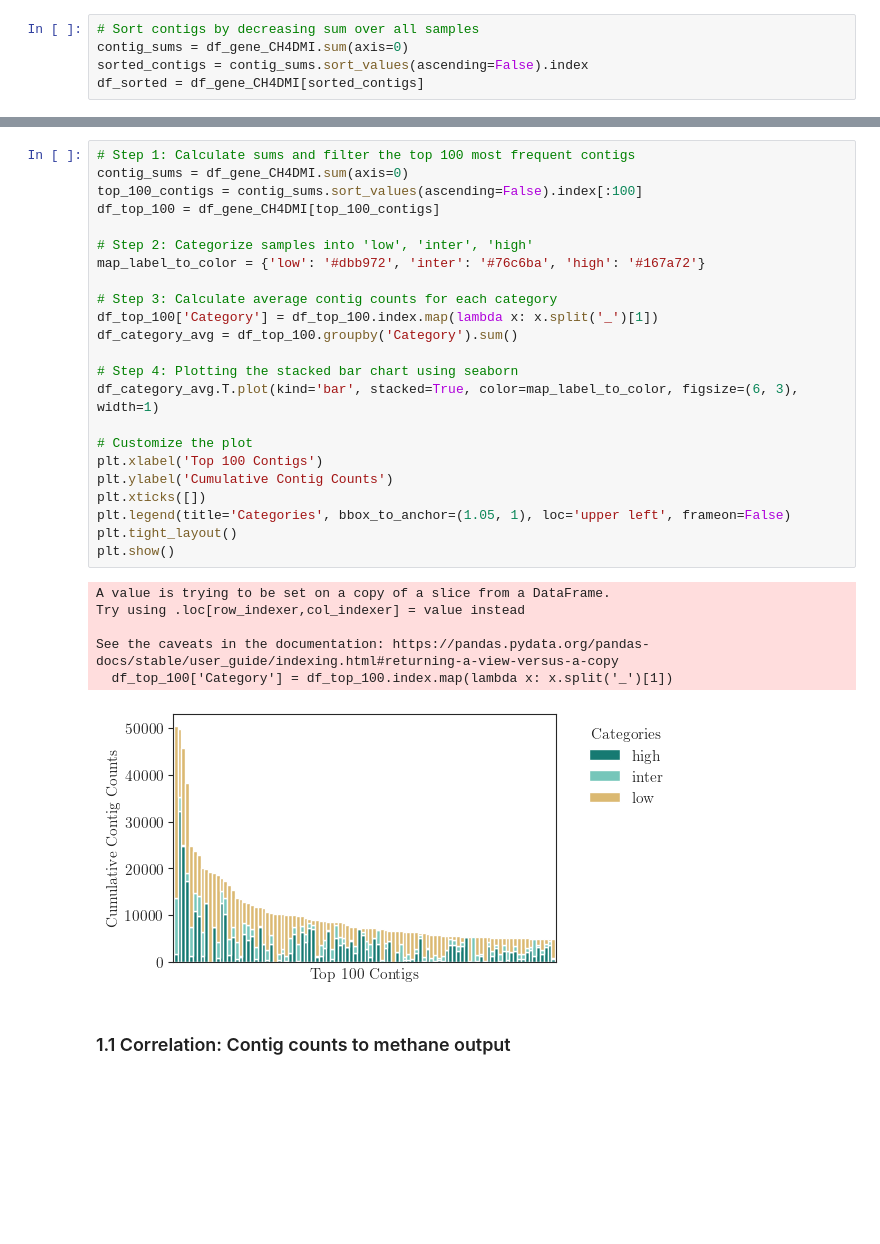
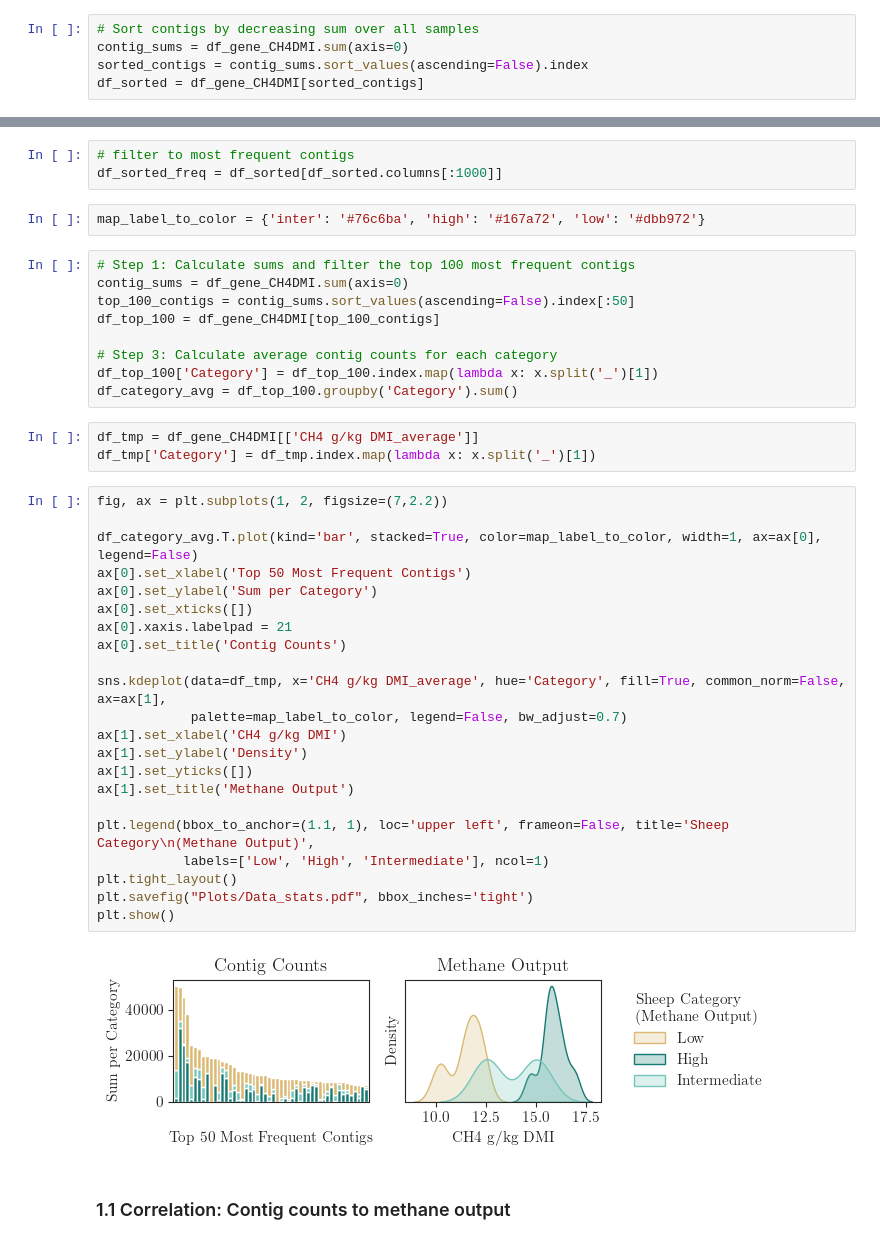
Before and after one commit to KatDost/Sheep_Methane_Paper, a Jupyter notebook: 1_Hypothesis and Data Validaton.ipynb, the cells around one changed output, grey strips where cells are left out. Drawn from its saved outputs; the diff is of its cells as text; blank space fills up the shorter version.

Commit message:
added dataset statistics plot

```diff
--- a/1_Hypothesis and Data Validaton.ipynb
+++ b/1_Hypothesis and Data Validaton.ipynb
@@ -51,33 +35,44 @@ plt.show()
-# %%
-# Step 1: Calculate sums and filter the top 100 most frequent contigs
-contig_sums = df_gene_CH4DMI.sum(axis=0)
-top_100_contigs = contig_sums.sort_values(ascending=False).index[:100]
-df_top_100 = df_gene_CH4DMI[top_100_contigs]
-
-# Step 2: Categorize samples into 'low', 'inter', 'high'
-map_label_to_color = {'low': '#dbb972', 'inter': '#76c6ba', 'high': '#167a72'}
-
-# Step 3: Calculate average contig counts for each category
-df_top_100['Category'] = df_top_100.index.map(lambda x: x.split('_')[1])
-df_category_avg = df_top_100.groupby('Category').sum()
-
-# Step 4: Plotting the stacked bar chart using seaborn
-df_category_avg.T.plot(kind='bar', stacked=True, color=map_label_to_color, figsize=(6, 3), width=1)
-
-# Customize the plot
-plt.xlabel('Top 100 Contigs')
-plt.ylabel('Cumulative Contig Counts')
-plt.xticks([])
-plt.legend(title='Categories', bbox_to_anchor=(1.05, 1), loc='upper left', frameon=False)
-plt.tight_layout()
-plt.show()
-# %% [output]
-A value is trying to be set on a copy of a slice from a DataFrame.
-Try using .loc[row_indexer,col_indexer] = value instead
-
-See the caveats in the documentation: https://pandas.pydata.org/pandas-docs/stable/user_guide/indexing.html#returning-a-view-versus-a-copy
-  df_top_100['Category'] = df_top_100.index.map(lambda x: x.split('_')[1])
-[figure, removed]
+# %%
+# filter to most frequent contigs
+df_sorted_freq = df_sorted[df_sorted.columns[:1000]]
+# %%
+map_label_to_color = {'inter': '#76c6ba', 'high': '#167a72', 'low': '#dbb972'}
+# %%
+# Step 1: Calculate sums and filter the top 100 most frequent contigs
+contig_sums = df_gene_CH4DMI.sum(axis=0)
+top_100_contigs = contig_sums.sort_values(ascending=False).index[:50]
+df_top_100 = df_gene_CH4DMI[top_100_contigs]
+
+# Step 3: Calculate average contig counts for each category
+df_top_100['Category'] = df_top_100.index.map(lambda x: x.split('_')[1])
+df_category_avg = df_top_100.groupby('Category').sum()
+# %%
+df_tmp = df_gene_CH4DMI[['CH4 g/kg DMI_average']]
+df_tmp['Category'] = df_tmp.index.map(lambda x: x.split('_')[1])
+# %%
+fig, ax = plt.subplots(1, 2, figsize=(7,2.2))
+
+df_category_avg.T.plot(kind='bar', stacked=True, color=map_label_to_color, width=1, ax=ax[0], legend=False)
+ax[0].set_xlabel('Top 50 Most Frequent Contigs')
+ax[0].set_ylabel('Sum per Category')
+ax[0].set_xticks([])
+ax[0].xaxis.labelpad = 21
+ax[0].set_title('Contig Counts')
+
+sns.kdeplot(data=df_tmp, x='CH4 g/kg DMI_average', hue='Category', fill=True, common_norm=False, ax=ax[1],
+            palette=map_label_to_color, legend=False, bw_adjust=0.7)
+ax[1].set_xlabel('CH4 g/kg DMI')
+ax[1].set_ylabel('Density')
+ax[1].set_yticks([])
+ax[1].set_title('Methane Output')
+
+plt.legend(bbox_to_anchor=(1.1, 1), loc='upper left', frameon=False, title='Sheep Category\n(Methane Output)',
+           labels=['Low', 'High', 'Intermediate'], ncol=1)
+plt.tight_layout()
+plt.savefig("Plots/Data_stats.pdf", bbox_inches='tight')
+plt.show()
+# %% [output]
+[figure, added]
 # %% [markdown]
 ### 1.1 Correlation: Contig counts to methane output
 # %%
```
Also changed, not shown: parts of 5 cells of this notebook, 2 other files.
